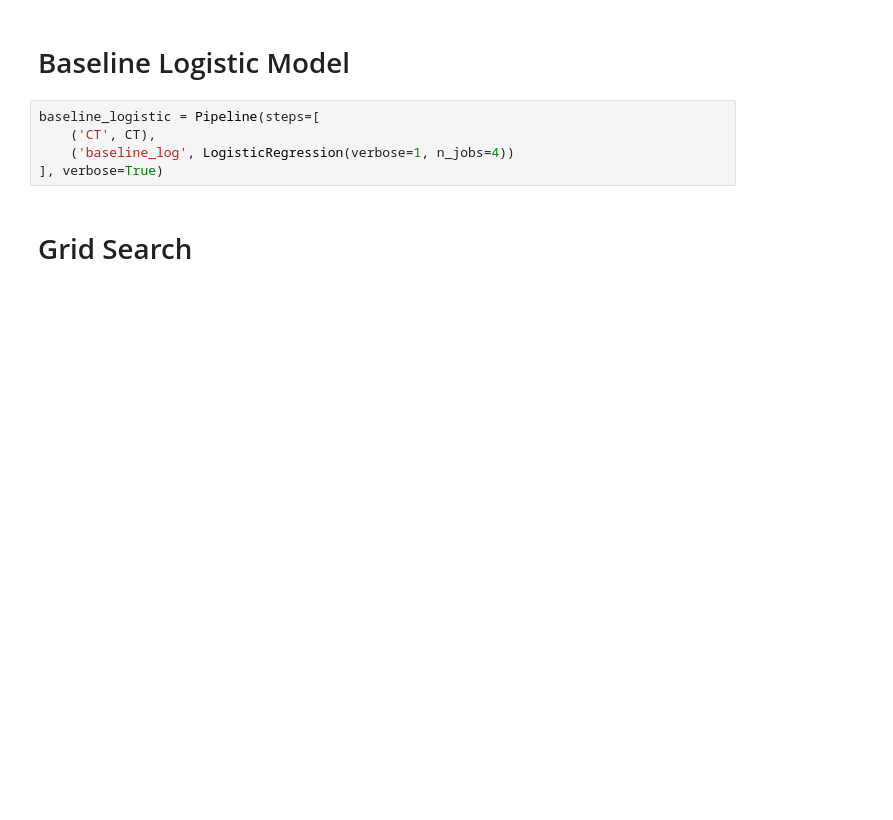
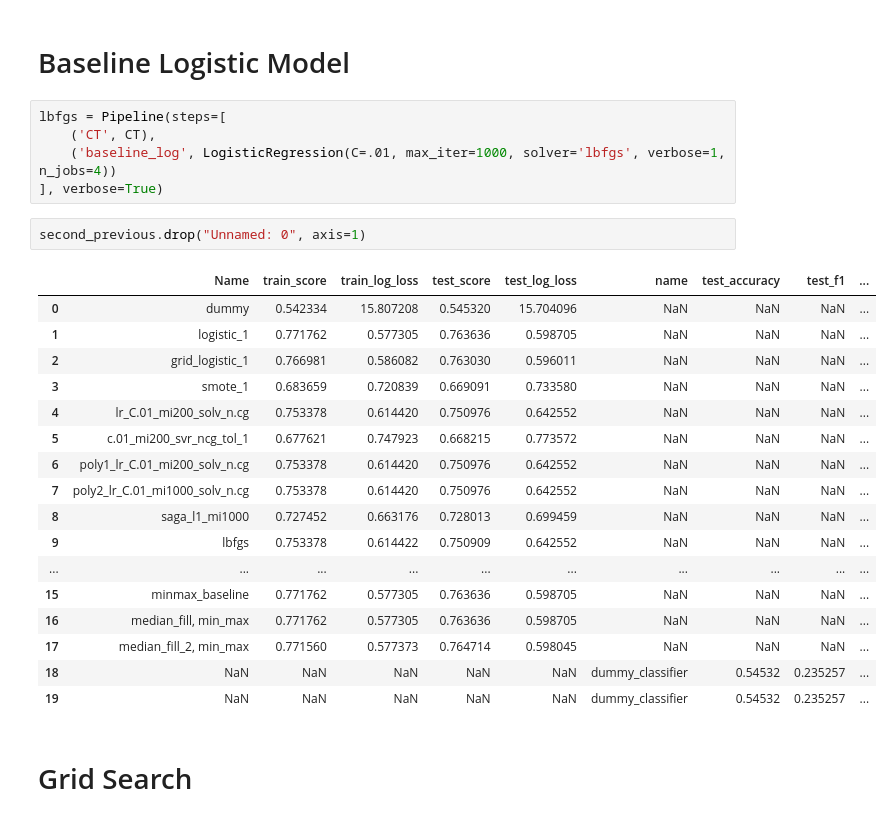
Before and after one commit to dvdhartsman/Phase_3_Project, a Jupyter notebook: Classes_and_Iterations.ipynb, the cells around one changed output. Saved outputs shown, nothing was run; the diff lists cells and outputs as text; blank space fills up the shorter version.

```diff
--- a/Classes_and_Iterations.ipynb
+++ b/Classes_and_Iterations.ipynb
@@ -140,10 +153,30 @@ dummy_model = Pipeline(steps=[
 # %% [markdown]
 # Baseline Logistic Model
 # %%
-baseline_logistic = Pipeline(steps=[
+lbfgs = Pipeline(steps=[
     ('CT', CT),
-    ('baseline_log', LogisticRegression(verbose=1, n_jobs=4))
+    ('baseline_log', LogisticRegression(C=.01, max_iter=1000, solver='lbfgs', verbose=1, n_jobs=4))
 ], verbose=True)
+# %%
+second_previous.drop("Unnamed: 0", axis=1)
+# %% [output]
+|  | Name | train_score | train_log_loss | test_score | test_log_loss | name | test_accuracy | test_f1 | ... |
+| 0 | dummy | 0.542334 | 15.807208 | 0.545320 | 15.704096 | NaN | NaN | NaN | ... |
+| 1 | logistic_1 | 0.771762 | 0.577305 | 0.763636 | 0.598705 | NaN | NaN | NaN | ... |
+| 2 | grid_logistic_1 | 0.766981 | 0.586082 | 0.763030 | 0.596011 | NaN | NaN | NaN | ... |
+| 3 | smote_1 | 0.683659 | 0.720839 | 0.669091 | 0.733580 | NaN | NaN | NaN | ... |
+| 4 | lr_C.01_mi200_solv_n.cg | 0.753378 | 0.614420 | 0.750976 | 0.642552 | NaN | NaN | NaN | ... |
+| 5 | c.01_mi200_svr_ncg_tol_1 | 0.677621 | 0.747923 | 0.668215 | 0.773572 | NaN | NaN | NaN | ... |
+| 6 | poly1_lr_C.01_mi200_solv_n.cg | 0.753378 | 0.614420 | 0.750976 | 0.642552 | NaN | NaN | NaN | ... |
+| 7 | poly2_lr_C.01_mi1000_solv_n.cg | 0.753378 | 0.614420 | 0.750976 | 0.642552 | NaN | NaN | NaN | ... |
+| 8 | saga_l1_mi1000 | 0.727452 | 0.663176 | 0.728013 | 0.699459 | NaN | NaN | NaN | ... |
+| 9 | lbfgs | 0.753378 | 0.614422 | 0.750909 | 0.642552 | NaN | NaN | NaN | ... |
+| ... | ... | ... | ... | ... | ... | ... | ... | ... | ... |
+| 15 | minmax_baseline | 0.771762 | 0.577305 | 0.763636 | 0.598705 | NaN | NaN | NaN | ... |
+| 16 | median_fill, min_max | 0.771762 | 0.577305 | 0.763636 | 0.598705 | NaN | NaN | NaN | ... |
+| 17 | median_fill_2, min_max | 0.771560 | 0.577373 | 0.764714 | 0.598045 | NaN | NaN | NaN | ... |
+| 18 | NaN | NaN | NaN | NaN | NaN | dummy_classifier | 0.54532 | 0.235257 | ... |
+| 19 | NaN | NaN | NaN | NaN | NaN | dummy_classifier | 0.54532 | 0.235257 | ... |
 # %% [markdown]
 # Grid Search
 # %%
```
Also changed, not shown: parts of 45 cells of this notebook.
